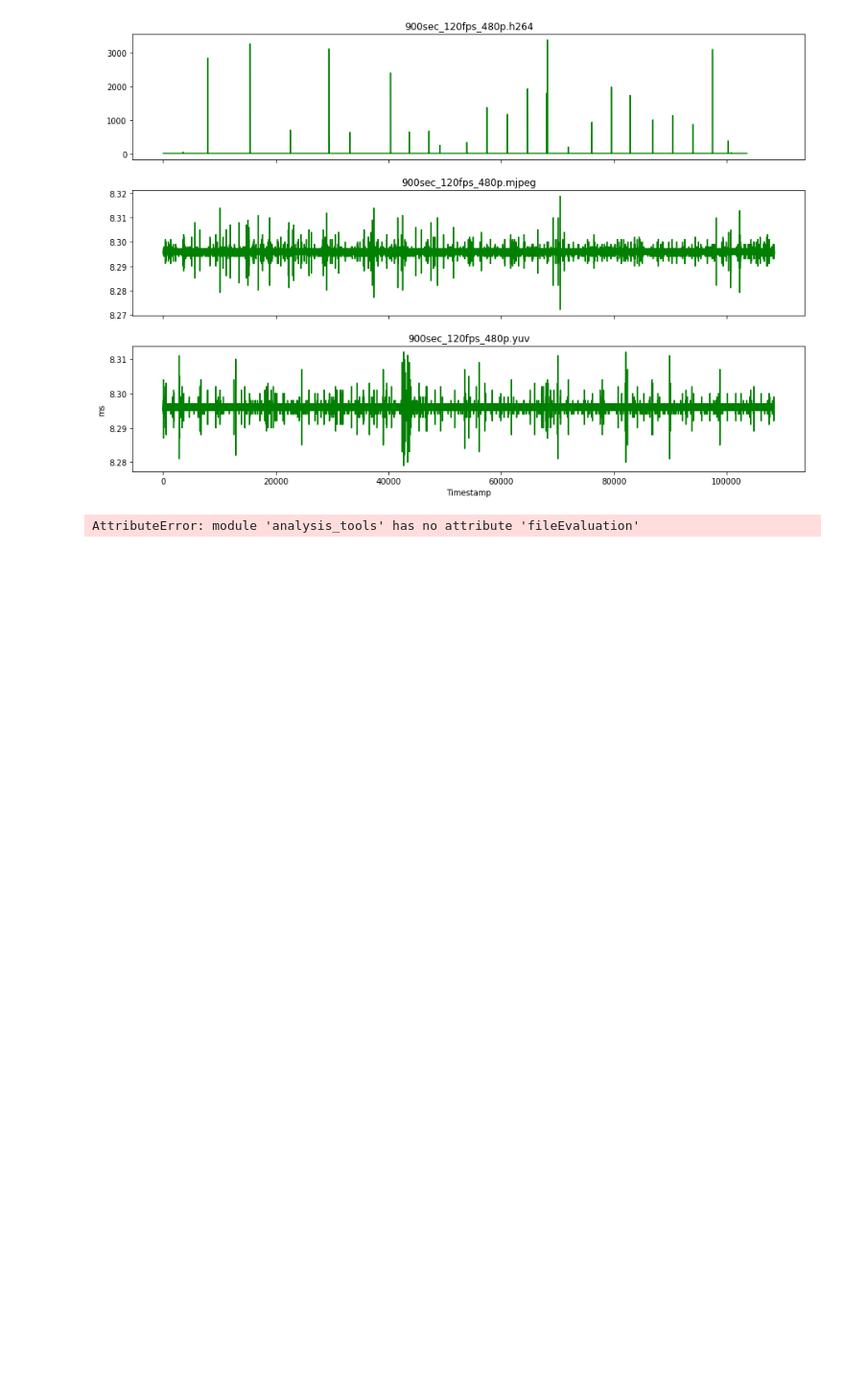
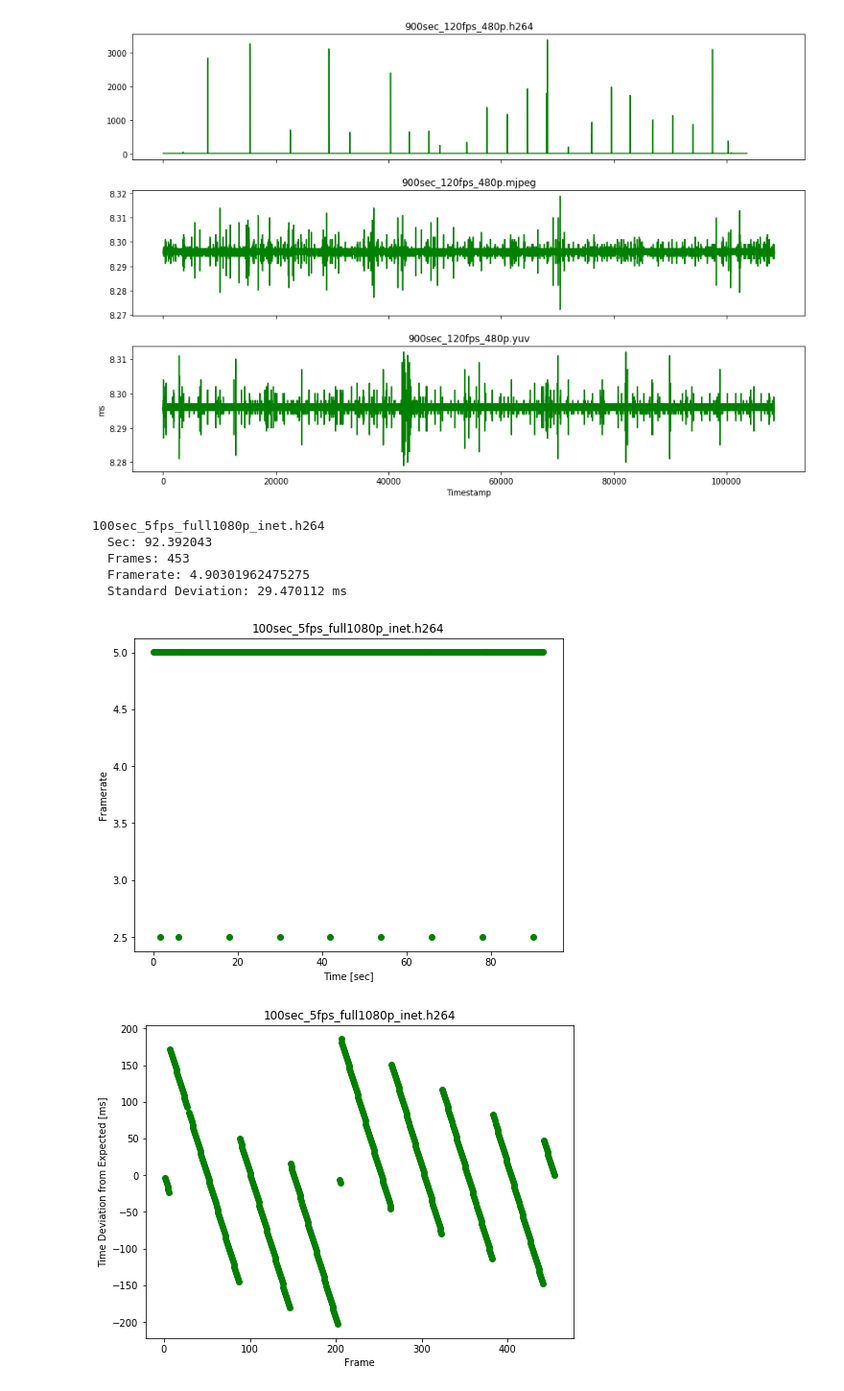
Before and after one commit to zacharyselk/picam, a Jupyter notebook: evaluation/Untitled.ipynb, the cells around one changed output. Shown: that part at 96% size. Drawn from its saved outputs; the diff is of its cells as text; code cells hidden in the pictures; blank space fills up the shorter version.

```diff
--- a/evaluation/Untitled.ipynb
+++ b/evaluation/Untitled.ipynb
@@ -43,11 +43,17 @@ obj.plot_timestamps()
 [figure]
 # %%
 # Max for 1080p
-obj = tools.fileEvaluation(LOGS_PATH + '100sec_5fps_full1080p_inet.h264.ts')
+obj = tools.evaluate(LOGS_PATH + '100sec_5fps_full1080p_inet.h264.ts')
 
 obj.info()
 obj.plot_framerate()
 obj.plot_relative_deviation()
 obj.plot_timestamps()
 # %% [output]
-AttributeError: module 'analysis_tools' has no attribute 'fileEvaluation'
+100sec_5fps_full1080p_inet.h264
+  Sec: 92.392043
+  Frames: 453
+  Framerate: 4.90301962475275
+  Standard Deviation: 29.470112 ms
+[figure, added]
+[figure, added]
```
Also changed, not shown: parts of 6 cells of this notebook, 1 other file.
